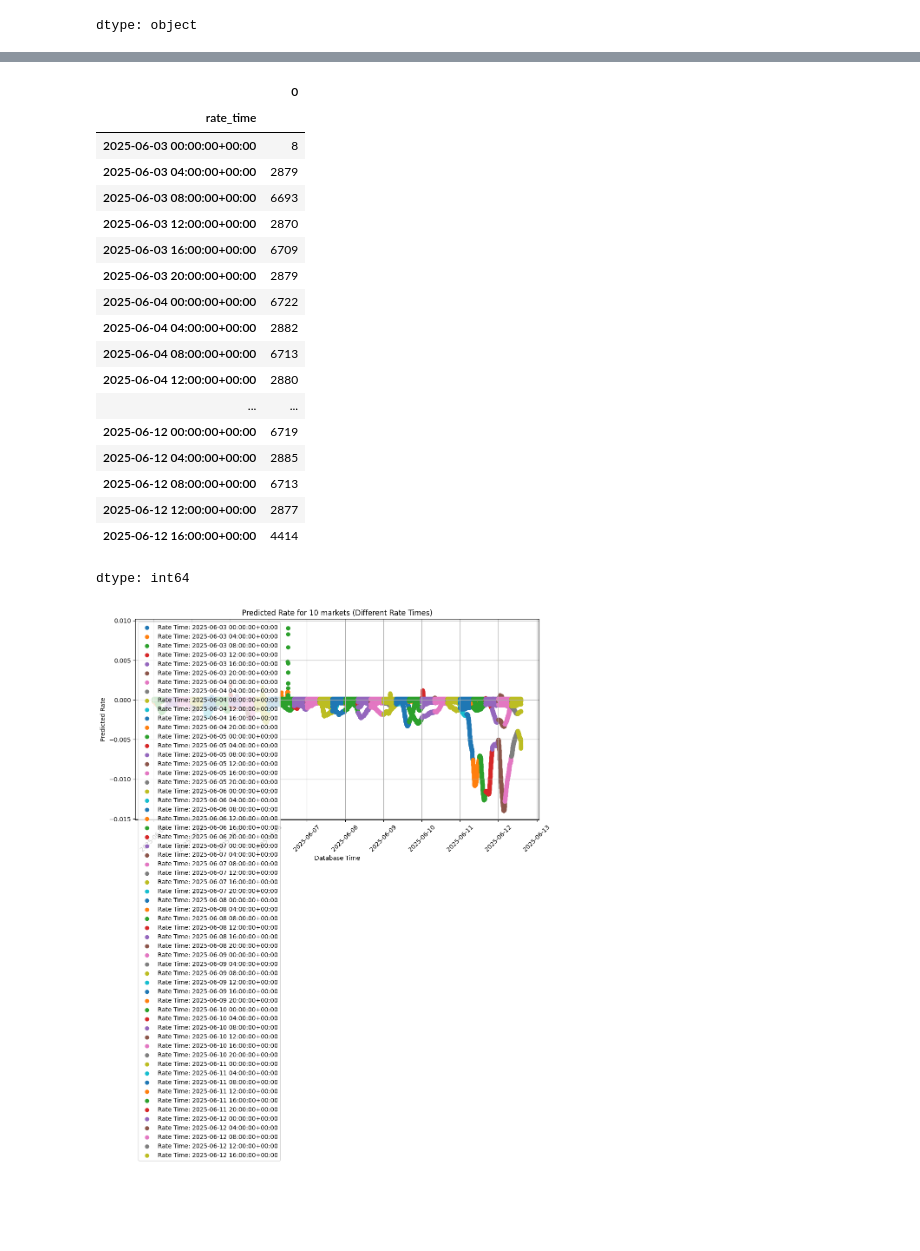
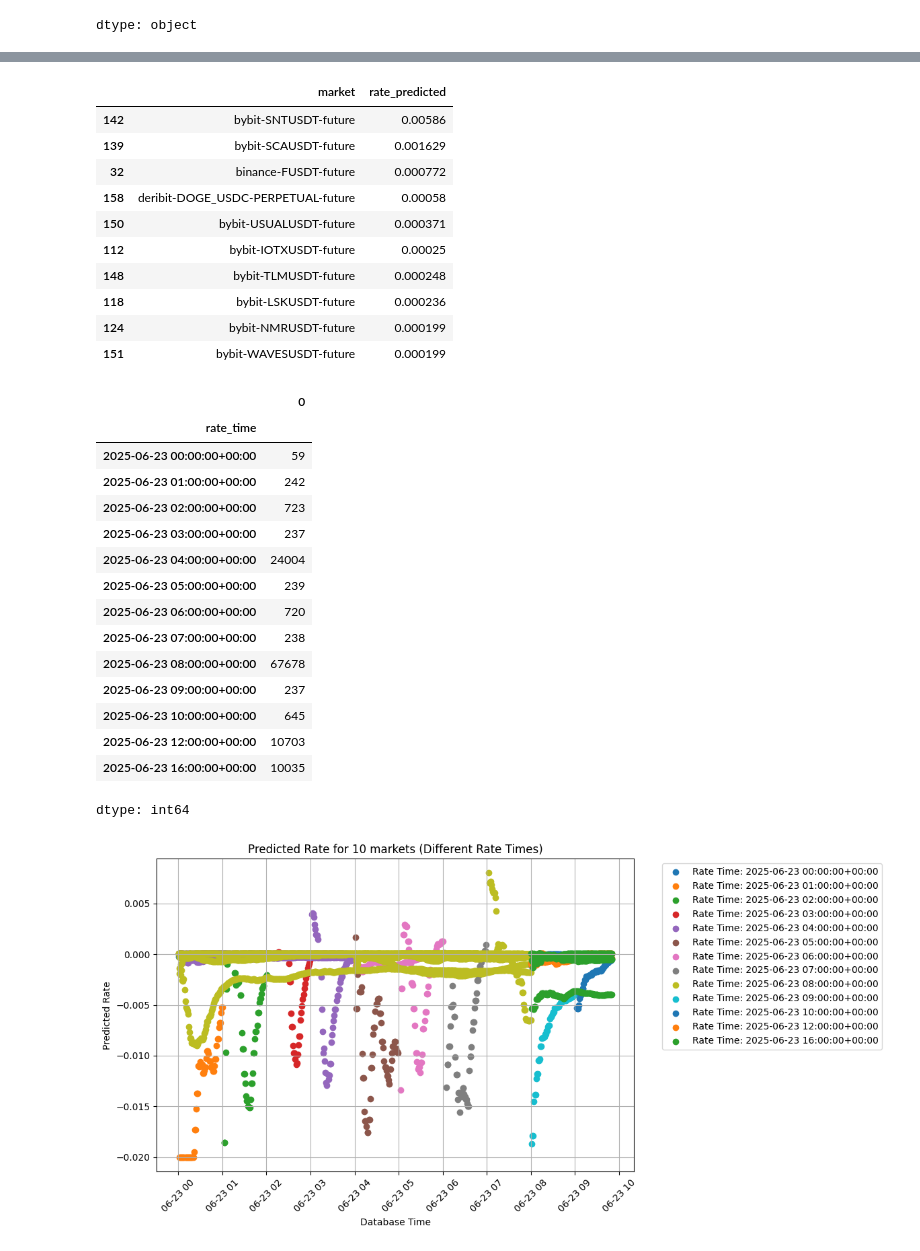
Before and after one commit to coinmetrics/demo, a Jupyter notebook: Predicted_Market_Funding_Rates.ipynb, the cells around one changed output, grey strips where cells are left out. Cells and saved outputs as stored; diff of their text form; code cells hidden in the pictures; blank space fills up the shorter version.

```diff
--- a/Predicted_Market_Funding_Rates.ipynb
+++ b/Predicted_Market_Funding_Rates.ipynb
@@ -181,9 +96,9 @@ my_markets
 200 rows × 1 columns
 dtype: string
 # %%
-df = client.get_market_funding_rates(list(set(my_markets)),
+df = client.get_predicted_market_funding_rates(list(set(my_markets)),
                                           #limit_per_market=8*60,
-                                          start_time='2025-06-03',
-                                          paging_from='start').parallel().to_dataframe()
+                                          start_time='2025-06-23',
+                                          paging_from='start').to_dataframe()
 df.sort_values('database_time')
 # %% [output]
@@ -226,55 +118,70 @@ top_10_std_dev
+# %%
+std_dev_by_market = df.groupby('market')['rate_predicted'].std().reset_index()
+std_dev_by_market = std_dev_by_market.sort_values('rate_predicted', ascending=False)
+top_10_std_dev = std_dev_by_market.head(10)
+
+top_10_std_dev
+# %% [output]
+|  | market | rate_predicted |
+| 142 | bybit-SNTUSDT-future | 0.00586 |
+| 139 | bybit-SCAUSDT-future | 0.001629 |
+| 32 | binance-FUSDT-future | 0.000772 |
+| 158 | deribit-DOGE_USDC-PERPETUAL-future | 0.00058 |
+| 150 | bybit-USUALUSDT-future | 0.000371 |
+| 112 | bybit-IOTXUSDT-future | 0.00025 |
+| 148 | bybit-TLMUSDT-future | 0.000248 |
+| 118 | bybit-LSKUSDT-future | 0.000236 |
+| 124 | bybit-NMRUSDT-future | 0.000199 |
+| 151 | bybit-WAVESUSDT-future | 0.000199 |
 # %%
 df.groupby('rate_time').size()
 # %% [output]
 |  | 0 |
 | rate_time |  |
-| 2025-06-03 00:00:00+00:00 | 8 |
-| 2025-06-03 04:00:00+00:00 | 2879 |
-| 2025-06-03 08:00:00+00:00 | 6693 |
-| 2025-06-03 12:00:00+00:00 | 2870 |
-| 2025-06-03 16:00:00+00:00 | 6709 |
-| 2025-06-03 20:00:00+00:00 | 2879 |
-| 2025-06-04 00:00:00+00:00 | 6722 |
-| 2025-06-04 04:00:00+00:00 | 2882 |
-| 2025-06-04 08:00:00+00:00 | 6713 |
-| 2025-06-04 12:00:00+00:00 | 2880 |
-| ... | ... |
-| 2025-06-12 00:00:00+00:00 | 6719 |
-| 2025-06-12 04:00:00+00:00 | 2885 |
-| 2025-06-12 08:00:00+00:00 | 6713 |
-| 2025-06-12 12:00:00+00:00 | 2877 |
-| 2025-06-12 16:00:00+00:00 | 4414 |
+| 2025-06-23 00:00:00+00:00 | 59 |
+| 2025-06-23 01:00:00+00:00 | 242 |
+| 2025-06-23 02:00:00+00:00 | 723 |
+| 2025-06-23 03:00:00+00:00 | 237 |
+| 2025-06-23 04:00:00+00:00 | 24004 |
+| 2025-06-23 05:00:00+00:00 | 239 |
+| 2025-06-23 06:00:00+00:00 | 720 |
+| 2025-06-23 07:00:00+00:00 | 238 |
+| 2025-06-23 08:00:00+00:00 | 67678 |
+| 2025-06-23 09:00:00+00:00 | 237 |
+| 2025-06-23 10:00:00+00:00 | 645 |
+| 2025-06-23 12:00:00+00:00 | 10703 |
+| 2025-06-23 16:00:00+00:00 | 10035 |
 dtype: int64
 # %%
-# prompt: For a particular market `binance-NEARUSDC-future`, plot the predicted rate but use a different line for the different rate time. There are five different rate times, so there should be five lines in the plot.
-
 import matplotlib.pyplot as plt
 
 # Assuming 'df' is the DataFrame from the previous code snippet
 # and it contains the predicted market funding rates data.
 
 # Filter data for the specific market
 market_data = df[df['market'].isin(top_10_std_dev.market)]
 
 # Group the data by rate_time
 rate_times = market_data.groupby('rate_time')
 
 # Create the plot
 plt.figure(figsize=(12, 6))
 
 # Iterate through each rate_time and plot a separate line
 for rate_time, data in rate_times:
     plt.scatter(data['database_time'], data['rate_predicted'], label=f'Rate Time: {rate_time}')
 
 # Customize the plot
 plt.xlabel('Database Time')
 plt.ylabel('Predicted Rate')
 plt.title('Predicted Rate for 10 markets (Different Rate Times)')
 plt.legend()
 plt.grid(True)
 plt.xticks(rotation=45)
+plt.legend(bbox_to_anchor=(1.05, 1), loc='upper left') # Place legend outside plot area
+
 plt.tight_layout() # Adjust layout to prevent labels from overlapping
 plt.show()
 # %% [output]
-[figure, old version]
+[figure, new version]
 # %%
```
Also changed, not shown: parts of 14 cells of this notebook.
